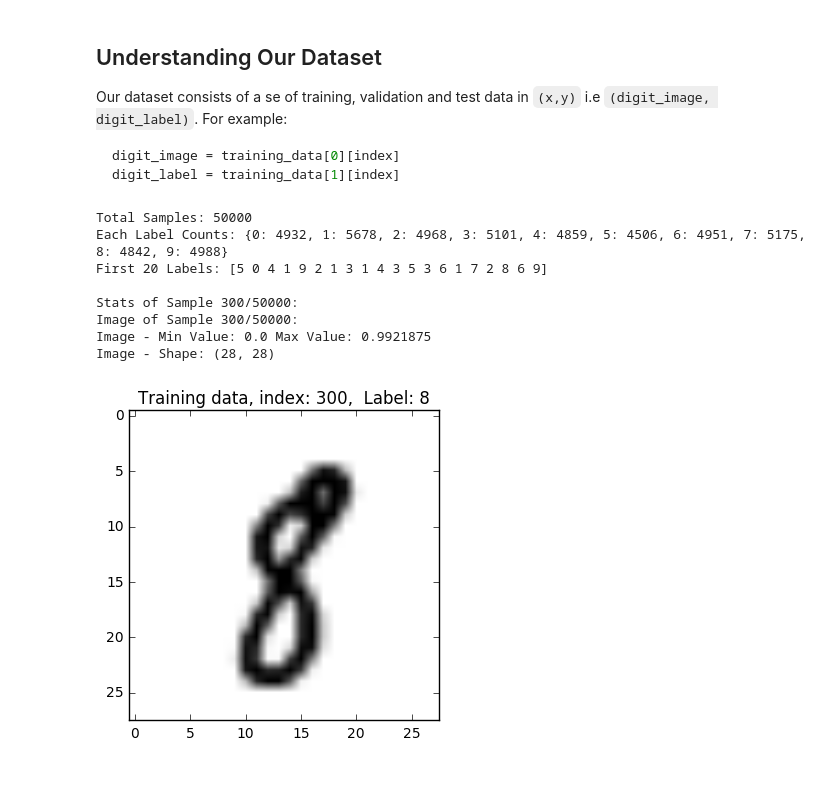
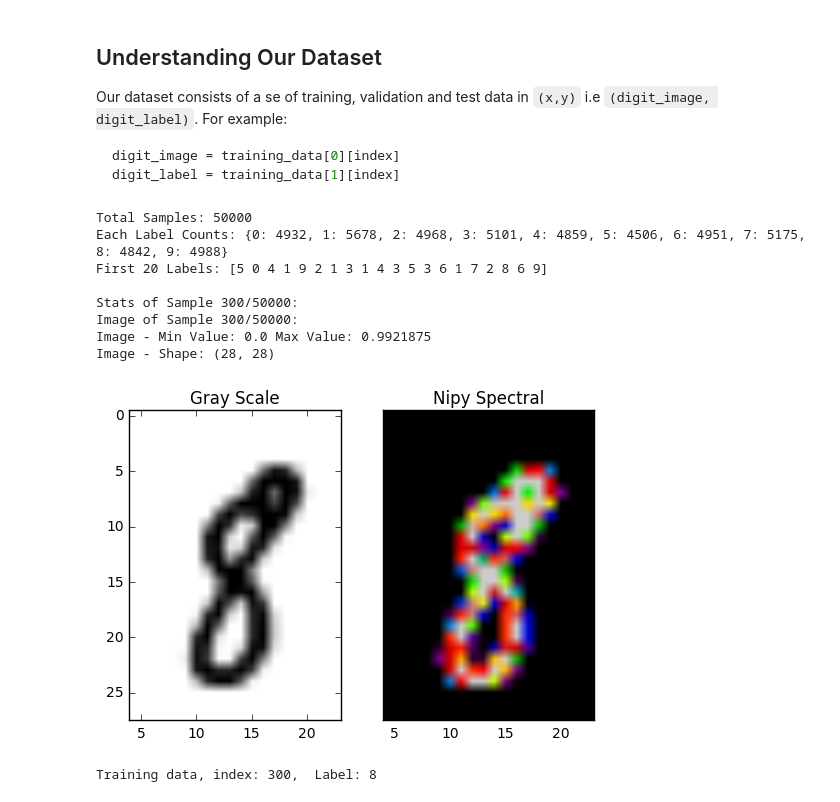
Before and after one commit to RowlandOti/NeuralNetwork-HandWritenDigitRecognition, a Jupyter notebook: NeuralNetwork_HandWrittenDigit_Recognition.ipynb, the cells around one changed output. Drawn from its saved outputs; the diff is of its cells as text; code cells hidden in the pictures.

Commit message:
feat: show two stats graph

```diff
--- a/NeuralNetwork_HandWrittenDigit_Recognition.ipynb
+++ b/NeuralNetwork_HandWrittenDigit_Recognition.ipynb
@@ -103,36 +104,44 @@ def display_stats(training_data, sample_id):
     print('Image - Shape: {}'.format(show_image.shape))
     #print('Label - Label Id: {} Name: {}'.format(sample_label, label_names[sample_label]))
     display_image(training_data, sample_id)
 # Function to unwrap our data set into training, validation and testing data
 def unpickle(file):
     fo = open(file, 'rb')
     dict = cPickle.load(fo,encoding='latin1')
     fo.close()
     return list(dict)
 
 # Function for displaying a training image by it's index in the MNIST set
 def display_image(training_data, index):
     digit_label = training_data[1][index]
     # Reshape 784 array into 28x28 image
     digit_image = training_data[0][index].reshape([28,28])
 
-    plt.title('Training data, index: %d,  Label: %d' % (index, digit_label))
-    plt.imshow(digit_image, cmap='gray_r')
+
+    # Two subplots, unpack the axes array immediately
+    f, (ax1, ax2) = plt.subplots(1, 2, sharey=True)
+    ax1.set_title('Gray Scale')
+    ax1.imshow(digit_image, cmap='gray_r')
+    ax2.set_title('Nipy Spectral')
+    ax2.imshow(digit_image, cmap='nipy_spectral')
     plt.show()
+
+    print('Training data, index: %d,  Label: %d' % (index, digit_label))
 
 # Retrieve the training, validation and test data
 training_data, validation_data, test_data = unpickle("mnist.pkl")
 display_stats(training_data, 300)
 # %% [output]
 Total Samples: 50000
 Each Label Counts: {0: 4932, 1: 5678, 2: 4968, 3: 5101, 4: 4859, 5: 4506, 6: 4951, 7: 5175, 8: 4842, 9: 4988}
 First 20 Labels: [5 0 4 1 9 2 1 3 1 4 3 5 3 6 1 7 2 8 6 9]
 
 Stats of Sample 300/50000:
 Image of Sample 300/50000:
 Image - Min Value: 0.0 Max Value: 0.9921875
 Image - Shape: (28, 28)
-[figure, old version]
+[figure, new version]
+Training data, index: 300,  Label: 8
 # %%
 class Network(object):
 
```
Also changed, not shown: parts of 1 cell of this notebook.
